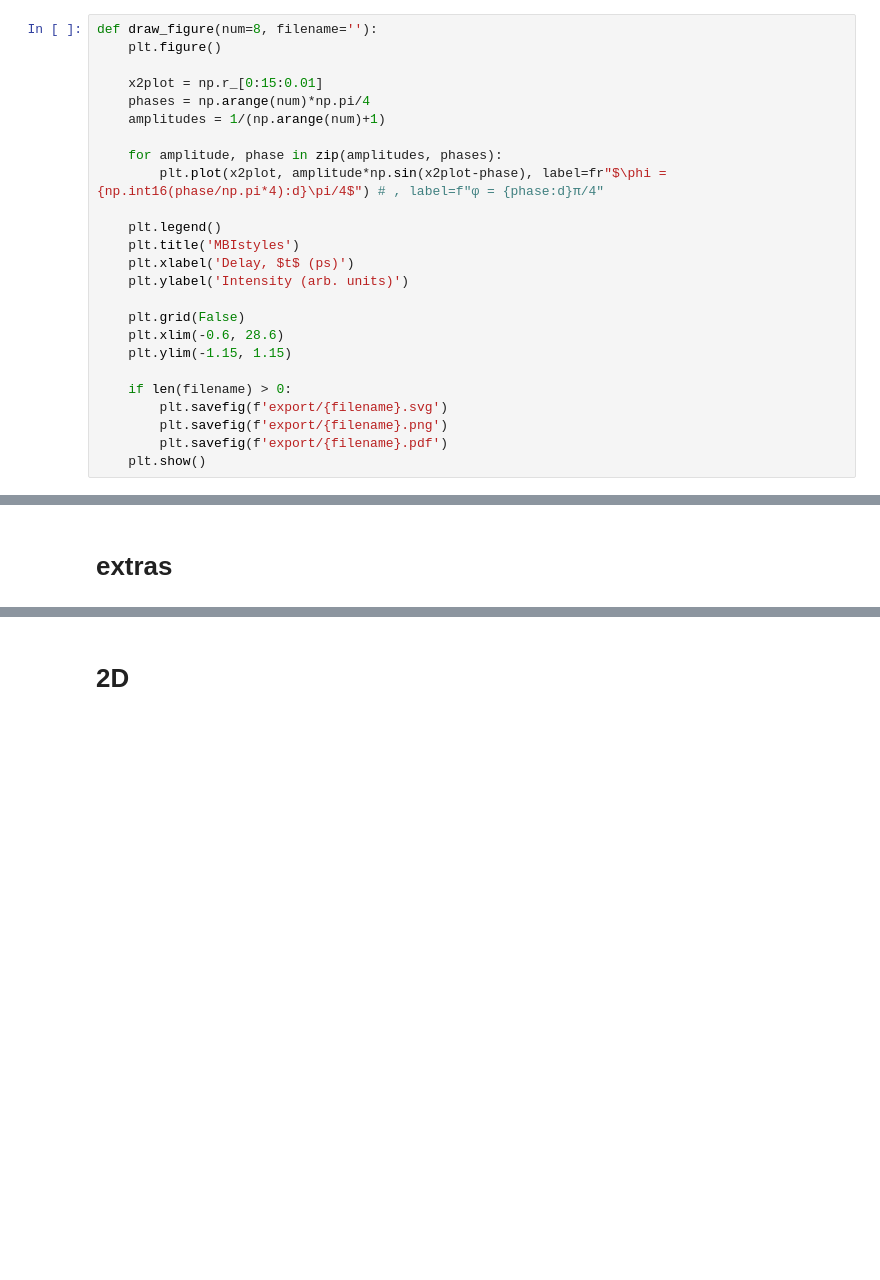
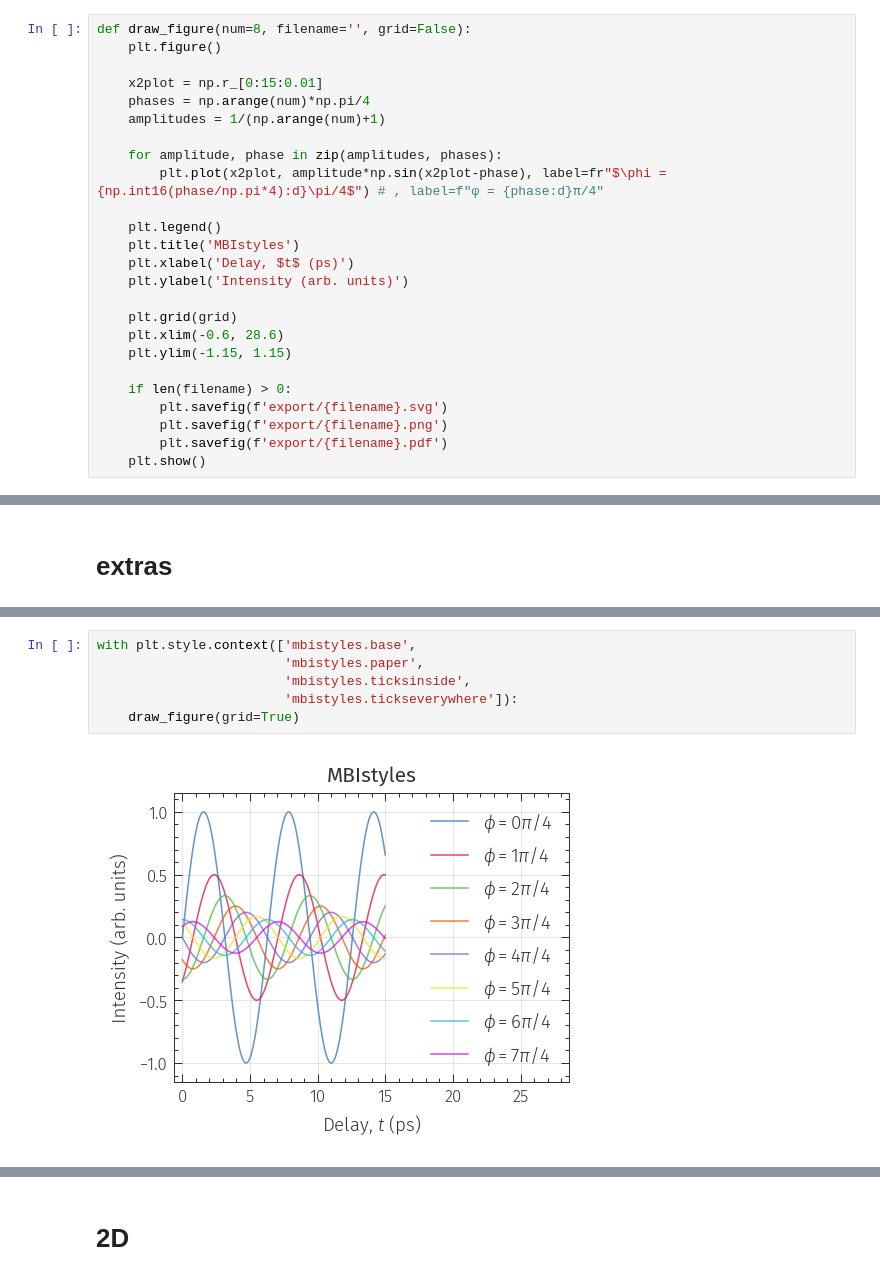
Before and after one commit to MBI-Div-B/mbistyles, a Jupyter notebook: examples/examples.ipynb, the cells around one changed output, grey strips where cells are left out. Saved outputs shown, nothing was run; the diff lists cells and outputs as text; blank space fills up the shorter version.

Commit message:
add grid styling

```diff
--- a/examples/examples.ipynb
+++ b/examples/examples.ipynb
@@ -13,7 +13,7 @@ import mbistyles
 # %% [markdown]
 Define some default plots
 # %%
-def draw_figure(num=8, filename=''):
+def draw_figure(num=8, filename='', grid=False):
     plt.figure()
 
     x2plot = np.r_[0:15:0.01]
@@ -28,7 +28,7 @@ def draw_figure(num=8, filename=''):
     plt.xlabel('Delay, $t$ (ps)')
     plt.ylabel('Intensity (arb. units)')
 
-    plt.grid(False)
+    plt.grid(grid)
     plt.xlim(-0.6, 28.6)
     plt.ylim(-1.15, 1.15)
 
@@ -128,2 +128,10 @@ with plt.style.context(['mbistyles.base',
 # %% [output]
 [figure]
+# %%
+with plt.style.context(['mbistyles.base',
+                        'mbistyles.paper',
+                        'mbistyles.ticksinside',
+                        'mbistyles.tickseverywhere']):
+    draw_figure(grid=True)
+# %% [output]
+[figure, added]
```
Also changed, not shown: parts of 4 cells of this notebook, 4 other files.
